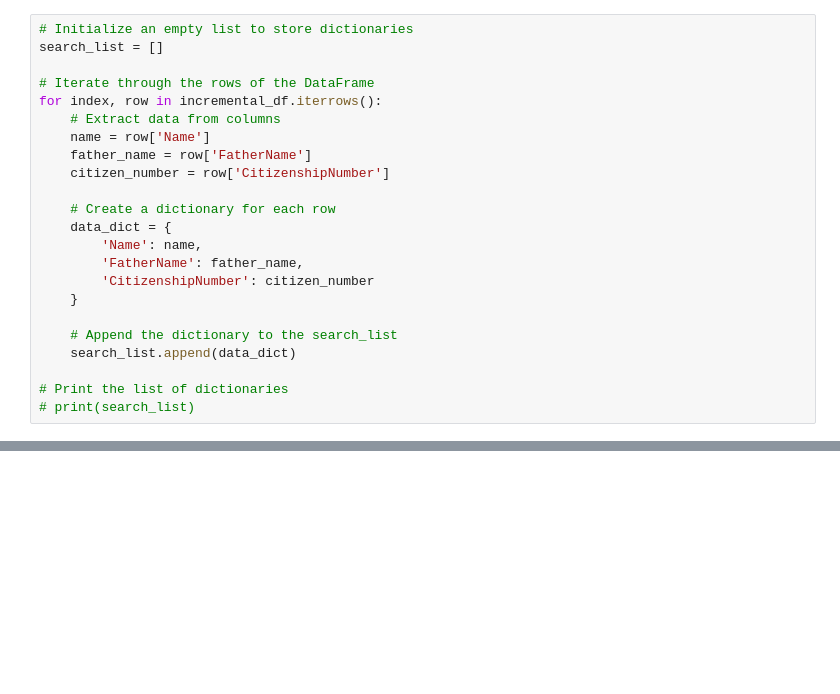
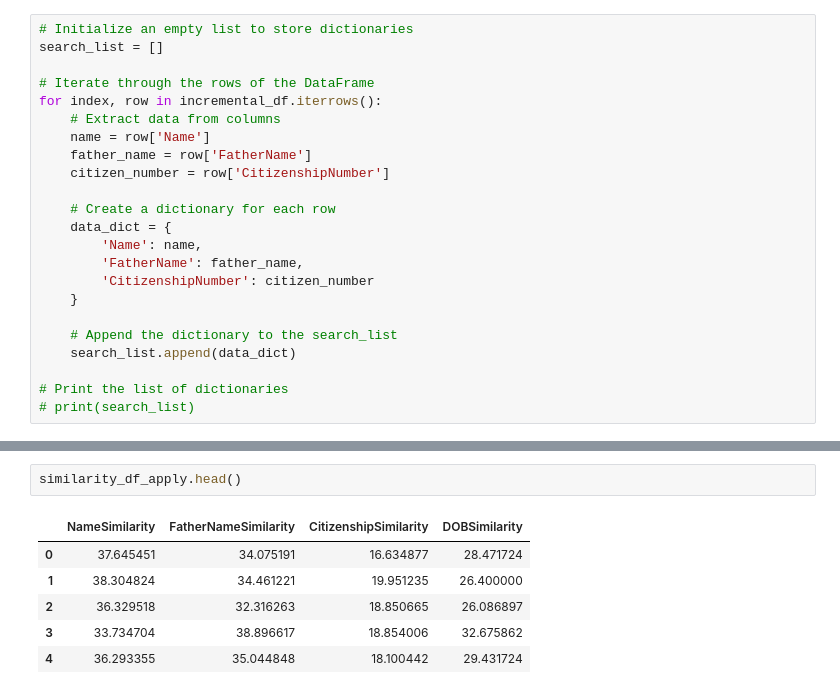
Before and after one commit to awesomeaayaan/prime_CIB_DELTA, a Jupyter notebook: weitage_test.ipynb, the cells around one changed output, grey strips where cells are left out. Drawn from its saved outputs; the diff is of its cells as text; blank space fills up the shorter version.

```diff
--- a/weitage_test.ipynb
+++ b/weitage_test.ipynb
@@ -388,0 +493,9 @@ similarity_df.head()
+# %%
+similarity_df_apply.head()
+# %% [output]
+|  | NameSimilarity | FatherNameSimilarity | CitizenshipSimilarity | DOBSimilarity |
+| 0 | 37.645451 | 34.075191 | 16.634877 | 28.471724 |
+| 1 | 38.304824 | 34.461221 | 19.951235 | 26.400000 |
+| 2 | 36.329518 | 32.316263 | 18.850665 | 26.086897 |
+| 3 | 33.734704 | 38.896617 | 18.854006 | 32.675862 |
+| 4 | 36.293355 | 35.044848 | 18.100442 | 29.431724 |
```
Also changed, not shown: parts of 15 cells of this notebook.
